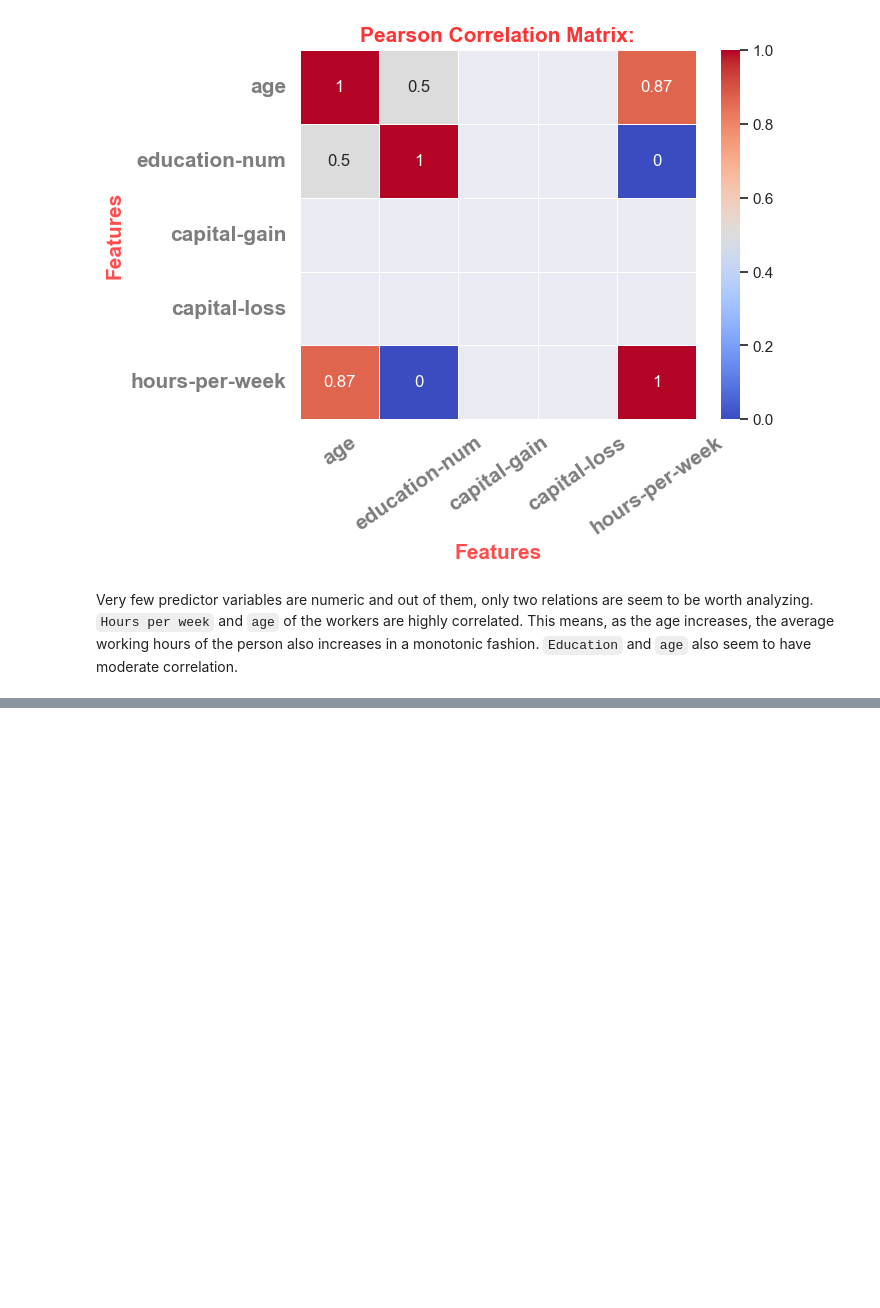
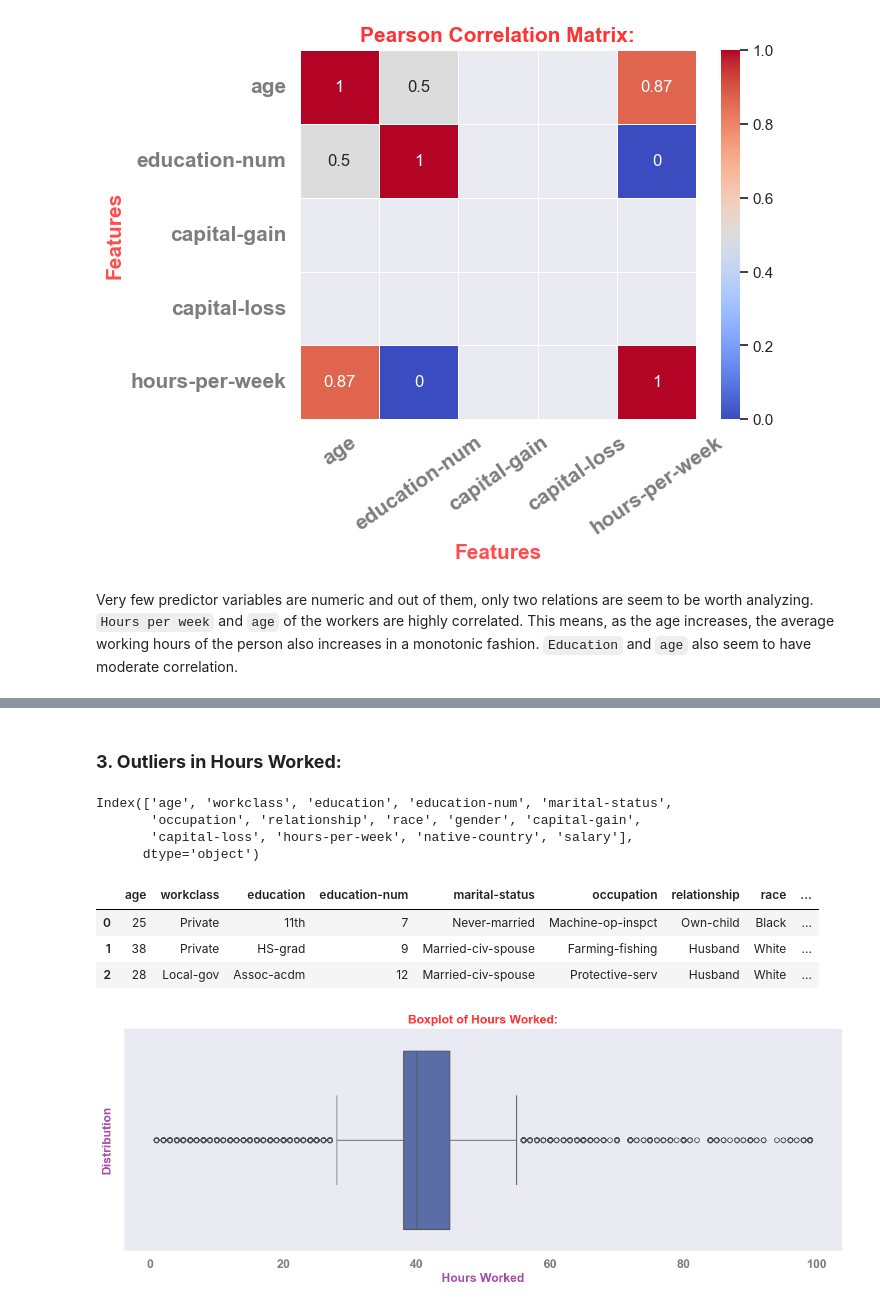
Before and after one commit to rajesh-coventry/Projects, a Jupyter notebook: 02_Data_Visuallization/04_Adults_Income_Analysis/Analysis-8_General_Data_Exploration.ipynb, the cells around one changed output, grey strips where cells are left out. Saved outputs shown, nothing was run; the diff lists cells and outputs as text; code cells hidden in the pictures; blank space fills up the shorter version.

```diff
--- a/02_Data_Visuallization/04_Adults_Income_Analysis/Analysis-8_General_Data_Exploration.ipynb
+++ b/02_Data_Visuallization/04_Adults_Income_Analysis/Analysis-8_General_Data_Exploration.ipynb
@@ -128,0 +133,27 @@ Very few predictor variables are numeric and out of them, only two relations are
+# %% [markdown]
+### **3. Outliers in Hours Worked:**
+# %%
+data.columns
+# %% [output]
+Index(['age', 'workclass', 'education', 'education-num', 'marital-status',
+       'occupation', 'relationship', 'race', 'gender', 'capital-gain',
+       'capital-loss', 'hours-per-week', 'native-country', 'salary'],
+      dtype='object')
+# %%
+data.head(3)
+# %% [output]
+|  | age | workclass | education | education-num | marital-status | occupation | relationship | race | ... |
+| 0 | 25 | Private | 11th | 7 | Never-married | Machine-op-inspct | Own-child | Black | ... |
+| 1 | 38 | Private | HS-grad | 9 | Married-civ-spouse | Farming-fishing | Husband | White | ... |
+| 2 | 28 | Local-gov | Assoc-acdm | 12 | Married-civ-spouse | Protective-serv | Husband | White | ... |
+# %%
+plt.figure(figsize= (16, 5))
+sns.boxplot(data= data, x= "hours-per-week", palette= "bright", saturation= 0.3)
+plt.title("Boxplot of Hours Worked:", color= "Red", fontsize= 15, fontweight= "bold", alpha= 0.8)
+plt.xlabel("Hours Worked", color= "purple", fontsize= 15, fontweight= "bold", alpha= 0.7)
+plt.ylabel("Distribution", color= "purple", fontsize= 15, fontweight= "bold", alpha= 0.7)
+plt.xticks(fontsize= 15, fontweight= "bold", alpha= 0.6)
+plt.yticks(fontsize= 15, fontweight= "bold", alpha= 0.6)
+plt.show()
+# %% [output]
+[figure, added]
```
Also changed, not shown: parts of 13 cells of this notebook.
